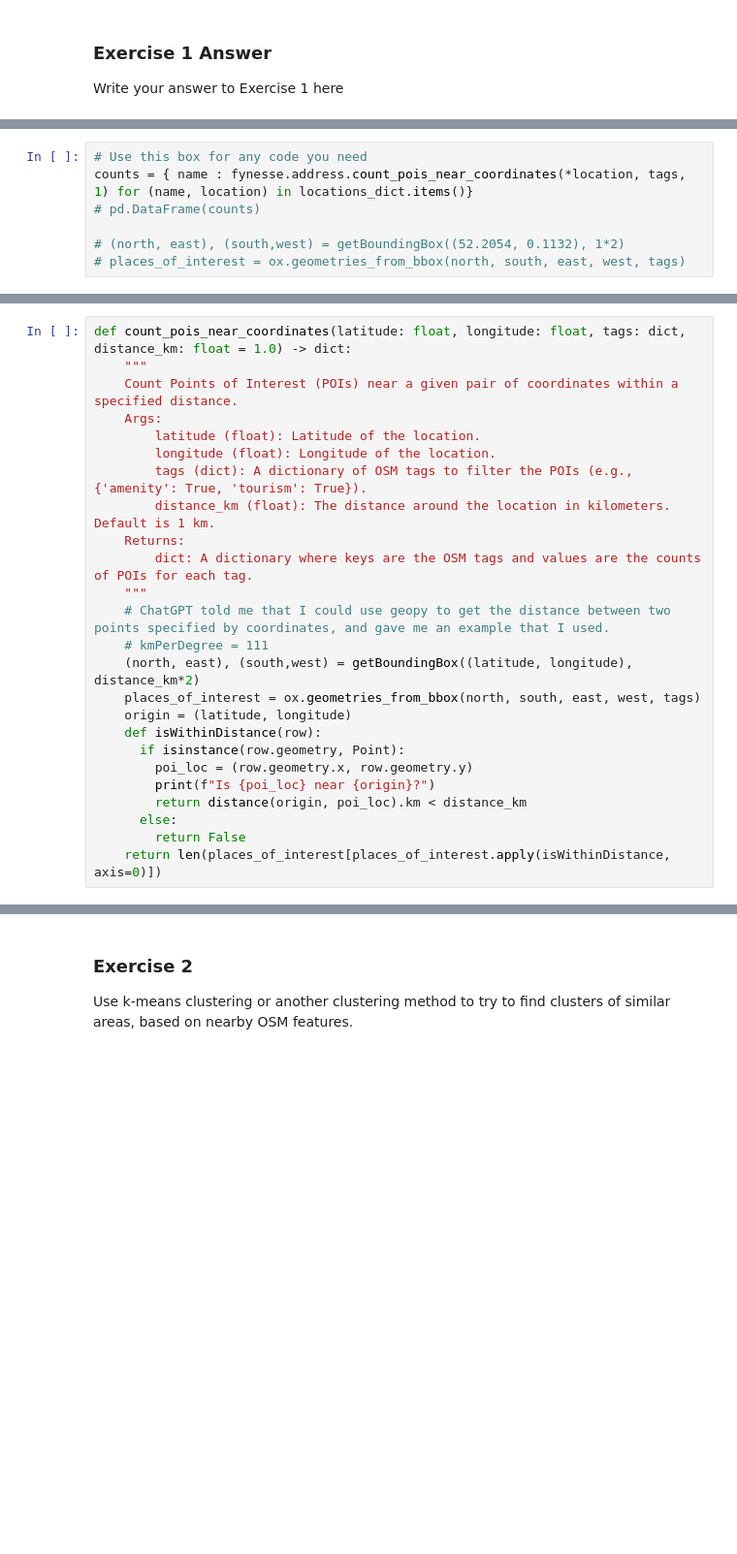
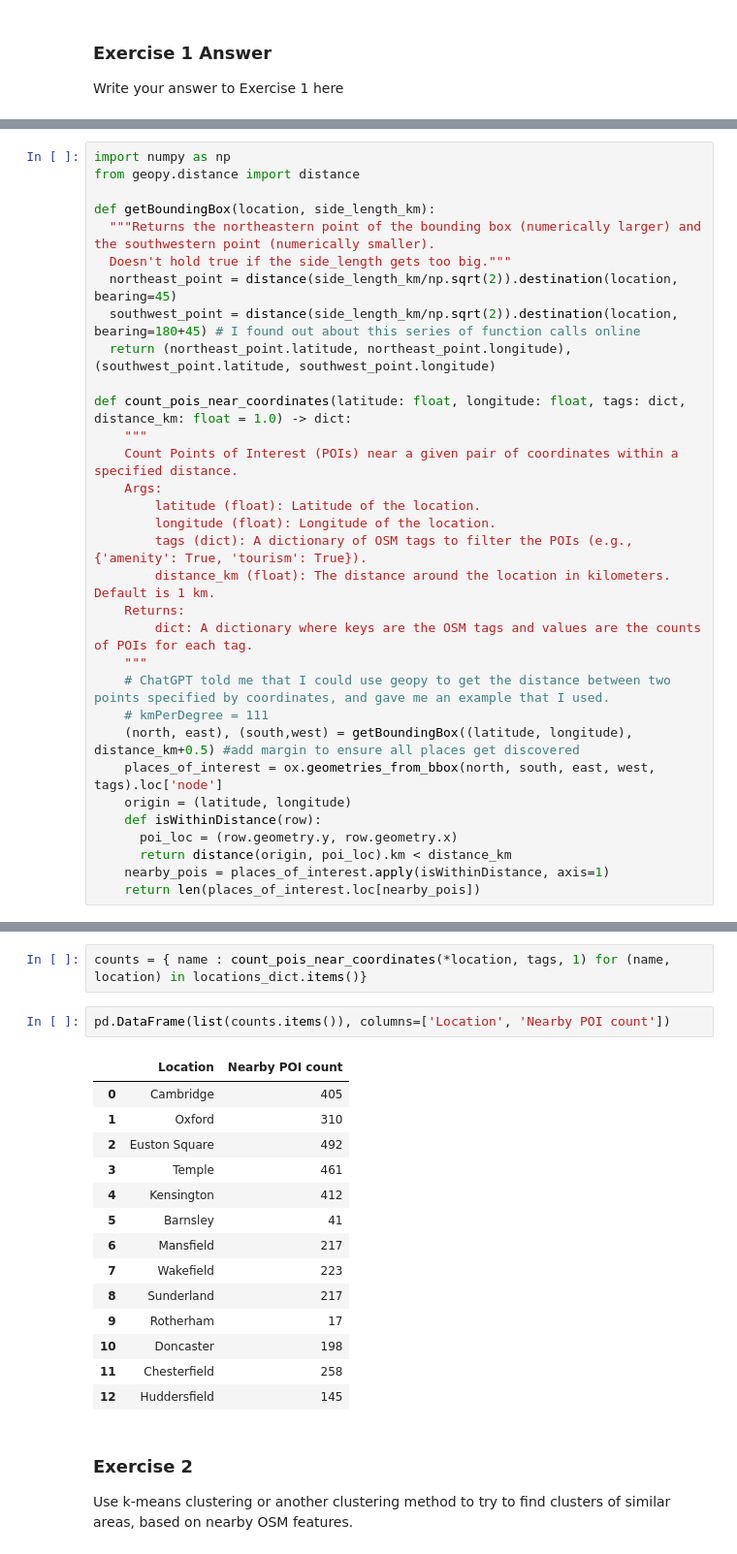
Before and after one commit to Salt2Salt/ab2886_ads_2024, a Jupyter notebook: notebooks/02-access-assess-geospatial.ipynb, the cells around one changed output, grey strips where cells are left out. Shown: that part at 97% size. Cells and saved outputs as stored; diff of their text form; blank space fills up the shorter version.

```diff
--- a/notebooks/02-access-assess-geospatial.ipynb
+++ b/notebooks/02-access-assess-geospatial.ipynb
@@ -562,7 +535,0 @@ gdf
-# %%
-# Use this box for any code you need
-counts = { name : fynesse.address.count_pois_near_coordinates(*location, tags, 1) for (name, location) in locations_dict.items()}
-# pd.DataFrame(counts)
-
-# (north, east), (south,west) = getBoundingBox((52.2054, 0.1132), 1*2)
-# places_of_interest = ox.geometries_from_bbox(north, south, east, west, tags)
@@ -591,4 +536,14 @@ from geopy.point import Point
 # %%
+import numpy as np
+from geopy.distance import distance
+
+def getBoundingBox(location, side_length_km):
+  """Returns the northeastern point of the bounding box (numerically larger) and the southwestern point (numerically smaller).
+  Doesn't hold true if the side_length gets too big."""
+  northeast_point = distance(side_length_km/np.sqrt(2)).destination(location, bearing=45)
+  southwest_point = distance(side_length_km/np.sqrt(2)).destination(location, bearing=180+45) # I found out about this series of function calls online
+  return (northeast_point.latitude, northeast_point.longitude), (southwest_point.latitude, southwest_point.longitude)
+
 def count_pois_near_coordinates(latitude: float, longitude: float, tags: dict, distance_km: float = 1.0) -> dict:
     """
     Count Points of Interest (POIs) near a given pair of coordinates within a specified distance.
@@ -602,14 +557,11 @@ def count_pois_near_coordinates(latitude: float, longitude: float, tags: dict, d
     """
     # ChatGPT told me that I could use geopy to get the distance between two points specified by coordinates, and gave me an example that I used.
     # kmPerDegree = 111
-    (north, east), (south,west) = getBoundingBox((latitude, longitude), distance_km*2)
-    places_of_interest = ox.geometries_from_bbox(north, south, east, west, tags)
+    (north, east), (south,west) = getBoundingBox((latitude, longitude), distance_km+0.5) #add margin to ensure all places get discovered
+    places_of_interest = ox.geometries_from_bbox(north, south, east, west, tags).loc['node']
     origin = (latitude, longitude)
     def isWithinDistance(row):
-      if isinstance(row.geometry, Point):
-        poi_loc = (row.geometry.x, row.geometry.y)
-        print(f"Is {poi_loc} near {origin}?")
-        return distance(origin, poi_loc).km < distance_km
-      else:
-        return False
-    return len(places_of_interest[places_of_interest.apply(isWithinDistance, axis=0)])
+      poi_loc = (row.geometry.y, row.geometry.x)
+      return distance(origin, poi_loc).km < distance_km
+    nearby_pois = places_of_interest.apply(isWithinDistance, axis=1)
+    return len(places_of_interest.loc[nearby_pois])
@@ -636,3 +568,22 @@ KeyError: 'False: boolean label can not be used without a boolean index'
+# %%
+counts = { name : count_pois_near_coordinates(*location, tags, 1) for (name, location) in locations_dict.items()}
+# %%
+pd.DataFrame(list(counts.items()), columns=['Location', 'Nearby POI count'])
+# %% [output]
+|  | Location | Nearby POI count |
+| 0 | Cambridge | 405 |
+| 1 | Oxford | 310 |
+| 2 | Euston Square | 492 |
+| 3 | Temple | 461 |
+| 4 | Kensington | 412 |
+| 5 | Barnsley | 41 |
+| 6 | Mansfield | 217 |
+| 7 | Wakefield | 223 |
+| 8 | Sunderland | 217 |
+| 9 | Rotherham | 17 |
+| 10 | Doncaster | 198 |
+| 11 | Chesterfield | 258 |
+| 12 | Huddersfield | 145 |
 # %% [markdown]
 ### Exercise 2
 
```
Also changed, not shown: parts of 25 cells of this notebook, 3 other files.
